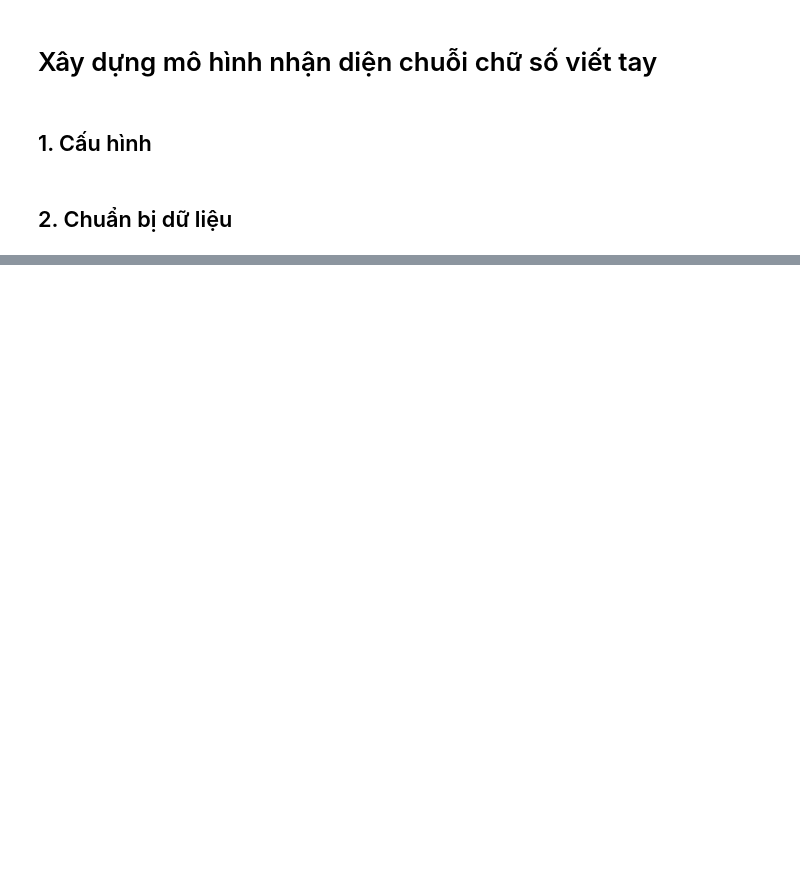
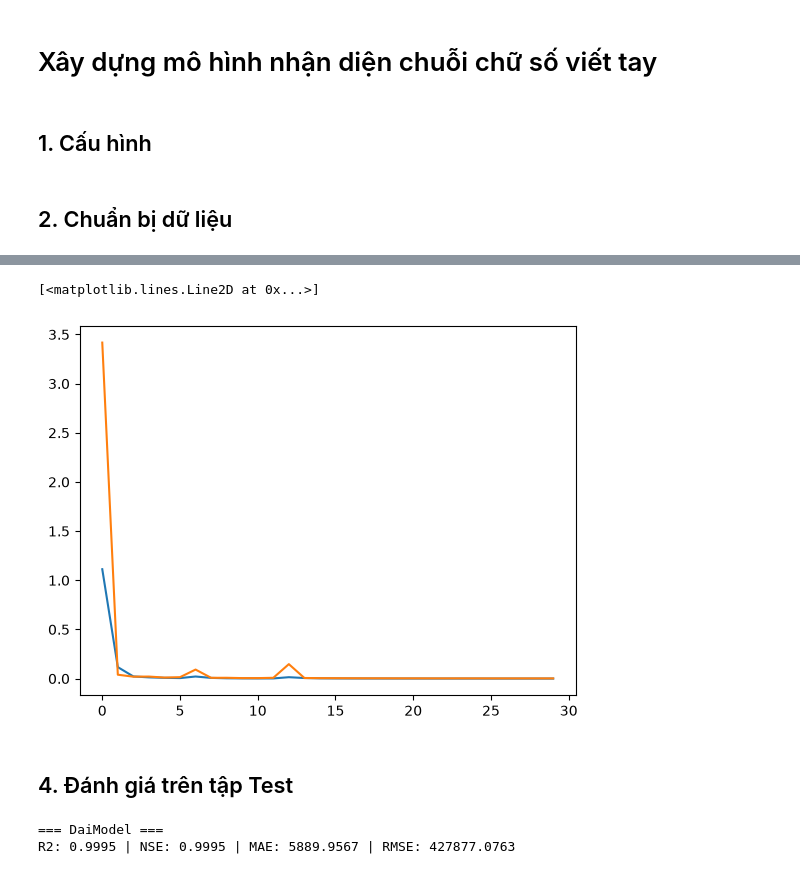
Before and after one commit to Dai-Nguyen1506/forecast-practice, a Jupyter notebook: notebooks/Dai_Model.ipynb, the cells around one changed output, grey strips where cells are left out. Cells and saved outputs as stored; diff of their text form; code cells hidden in the pictures; blank space fills up the shorter version.

```diff
--- a/notebooks/Dai_Model.ipynb
+++ b/notebooks/Dai_Model.ipynb
@@ -31,0 +18,3 @@ labels.head()
+# %%
+(X_train, train_in, train_out), (X_val, val_in, val_out), (X_test, y_test) = load_data()
+print('Train:', X_train.shape, '| Val:', X_val.shape, '| Test:', X_test.shape)
@@ -31,0 +25,19 @@ labels.head()
+# %%
+early_stopping = EarlyStopping(
+    monitor='val_loss',
+    patience=5,
+    restore_best_weights=True
+)
+
+reduce_lr = ReduceLROnPlateau(
+    monitor='val_loss',
+    factor=0.2,
+    patience=2,
+    min_lr=1e-7
+)
+
+callbacks = [early_stopping, reduce_lr]
+# %%
+model = build_dai_model(IMG_SHAPE, VOCAB_SIZE, MAX_SEQ_LEN)
+model.compile(optimizer=AdamW(1e-3), loss='sparse_categorical_crossentropy', metrics=['accuracy'])
+model.summary()
@@ -31,0 +67,8 @@ labels.head()
+# %%
+history = model.fit(
+    [X_train, train_in], train_out,
+    validation_data=([X_val, val_in], val_out),
+    batch_size=128,
+    epochs=20,
+    callbacks=callbacks
+)
@@ -31,0 +93,14 @@ labels.head()
+# %%
+plt.plot(history.history['loss'], label='train_loss')
+plt.plot(history.history['val_loss'], label='val_loss')
+# %% [output]
+[<matplotlib.lines.Line2D at 0x...>]
+[figure, added]
+# %% [markdown]
+## 4. Đánh giá trên tập Test
+# %%
+pred_seqs = predict_sequences(model, X_test)
+results = evaluate_model(y_test, pred_seqs, model_name='DaiModel')
+# %% [output]
+=== DaiModel ===
+R2: 0.9995 | NSE: 0.9995 | MAE: 5889.9567 | RMSE: 427877.0763
```
Also changed, not shown: parts of 7 cells of this notebook, 1 other file.
